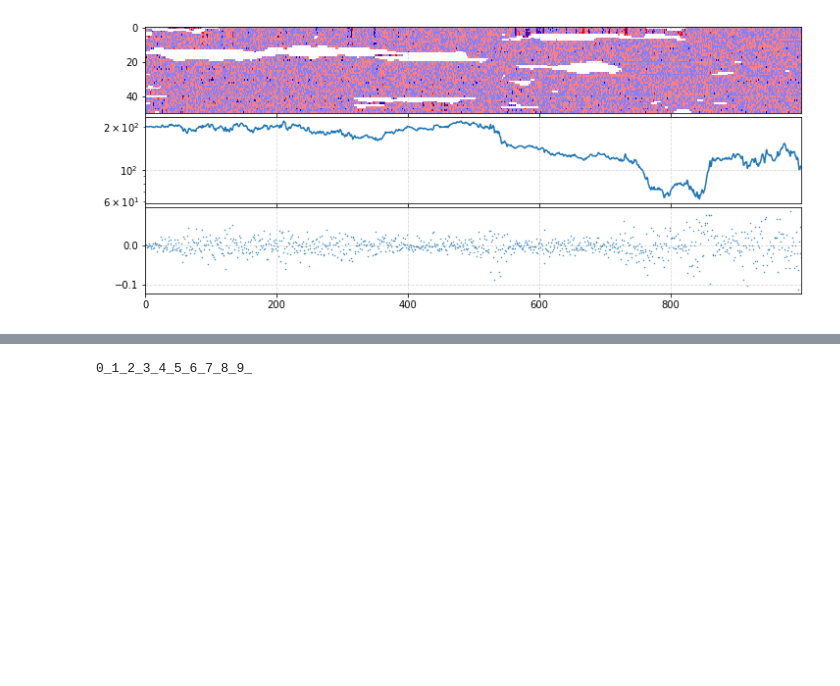
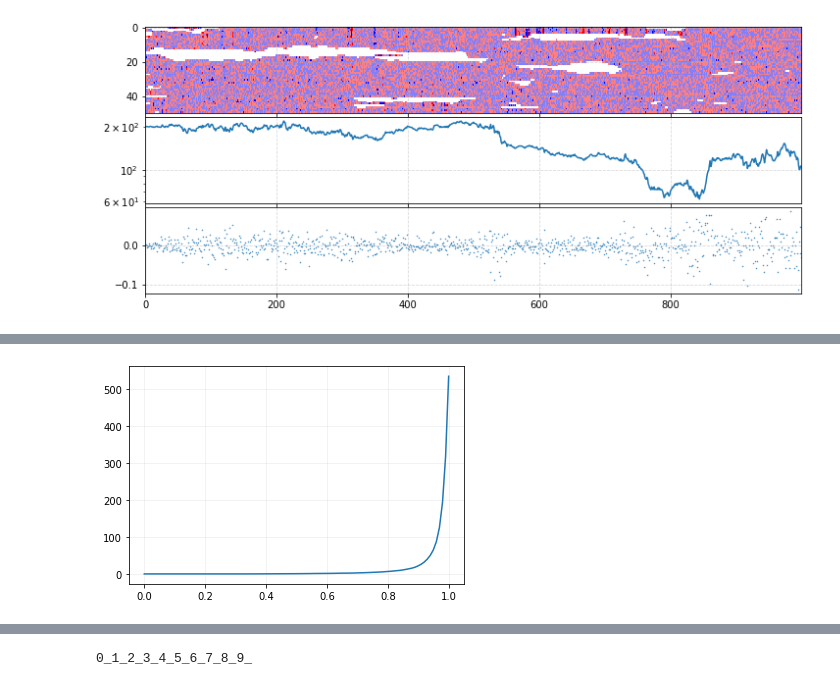
Before and after one commit to charelF/ComplexSystems, a Jupyter notebook: code/charel/datacollapse.ipynb, the cells around one changed output, grey strips where cells are left out. Cells and saved outputs as stored; diff of their text form; code cells hidden in the pictures; blank space fills up the shorter version.

Commit message:
added count crashes to treshold

```diff
--- a/code/charel/datacollapse.ipynb
+++ b/code/charel/datacollapse.ipynb
@@ -48,3 +82,47 @@ plt.show()
+# %%
+@jit(nopython=True)
+def count_crashes(X, treshold, window=5):
+    """
+    does it better than james
+    - X: log returns array, in range -1, 1
+    - treshold: the log return that defines a crash:
+        - e.g. if 20% drop over 5 days = crash then the treshold should be 0.8
+    - window: how many days: default: 5 days
+    """
+
+    crashes = 0
+    for i in range(len(X)-window):
+        period = X[i:i+window]+1
+        prod = np.prod(period)
+        geo_mean = prod ** (1/window)
+        if geo_mean < treshold:
+            crashes += 1
+
+    return crashes
+
+sims = 50
+tresholds = np.linspace(0,1,100)
+crash_sensitivity = np.zeros((sims, len(tresholds)))
+
+for i in range(sims):
+    N0 = 1000
+    crash_window = 5
+    G,P,N,S,X,D,T,U,C, initial_account_balance = simulation(
+        trigger = False, bound = False, pd = 0.05, pe = 0.01,
+        ph = 0.0485, pa = 0.7, N0=N0, N1 = 100, A =4, a=1, h=1,
+        pi1 = 0.5, pi2 = 0.3, pi3 = 0.2)
+
+    for j, treshold in enumerate(tresholds):
+        crash_sensitivity[i,j] = count_crashes(X, treshold)
+
+plt.plot(tresholds, np.mean(crash_sensitivity, axis=0))
+# plt.yscale("symlog")
+plt.grid(alpha=0.2)
+# plt.yscale("log")
+
+plt.show()
+# %% [output]
+[figure, added]
 # %%
 sims = 20
 datacollapse = np.zeros((sims, N0))
```
Also changed, not shown: parts of 2 cells of this notebook.
